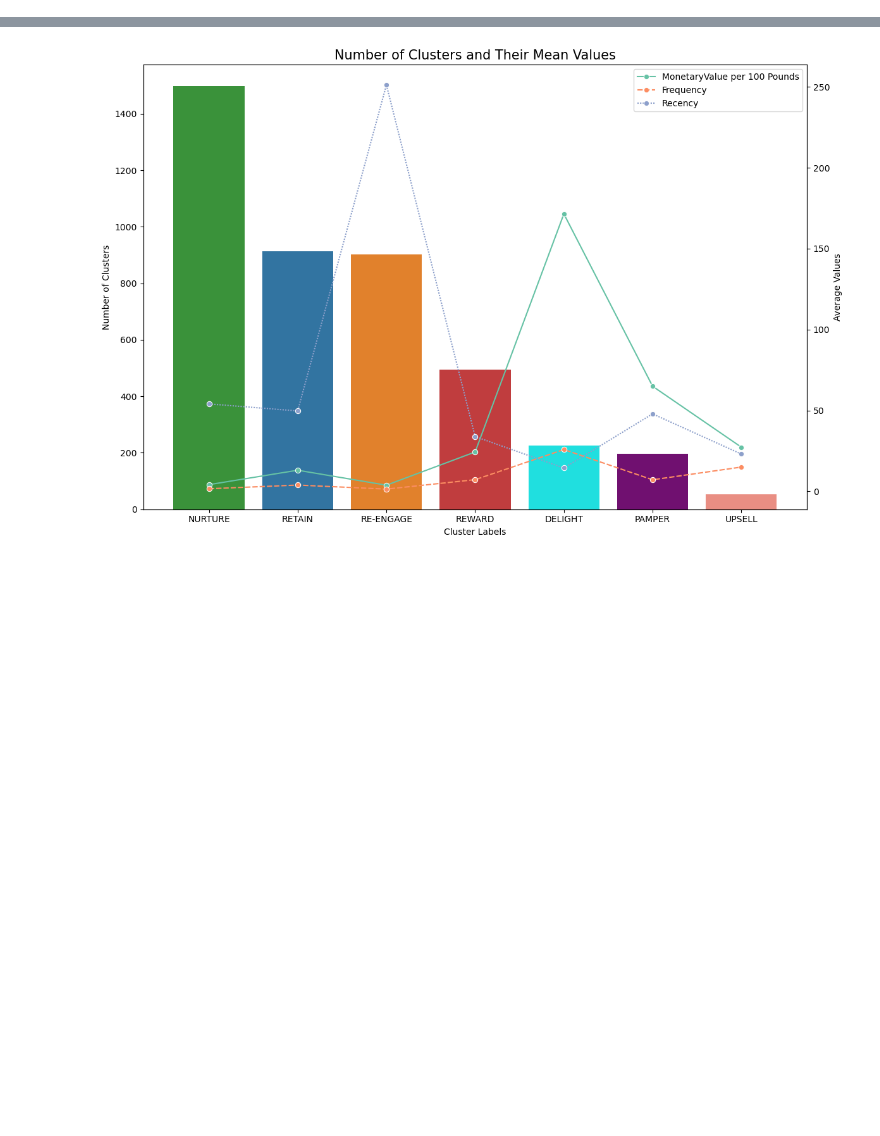
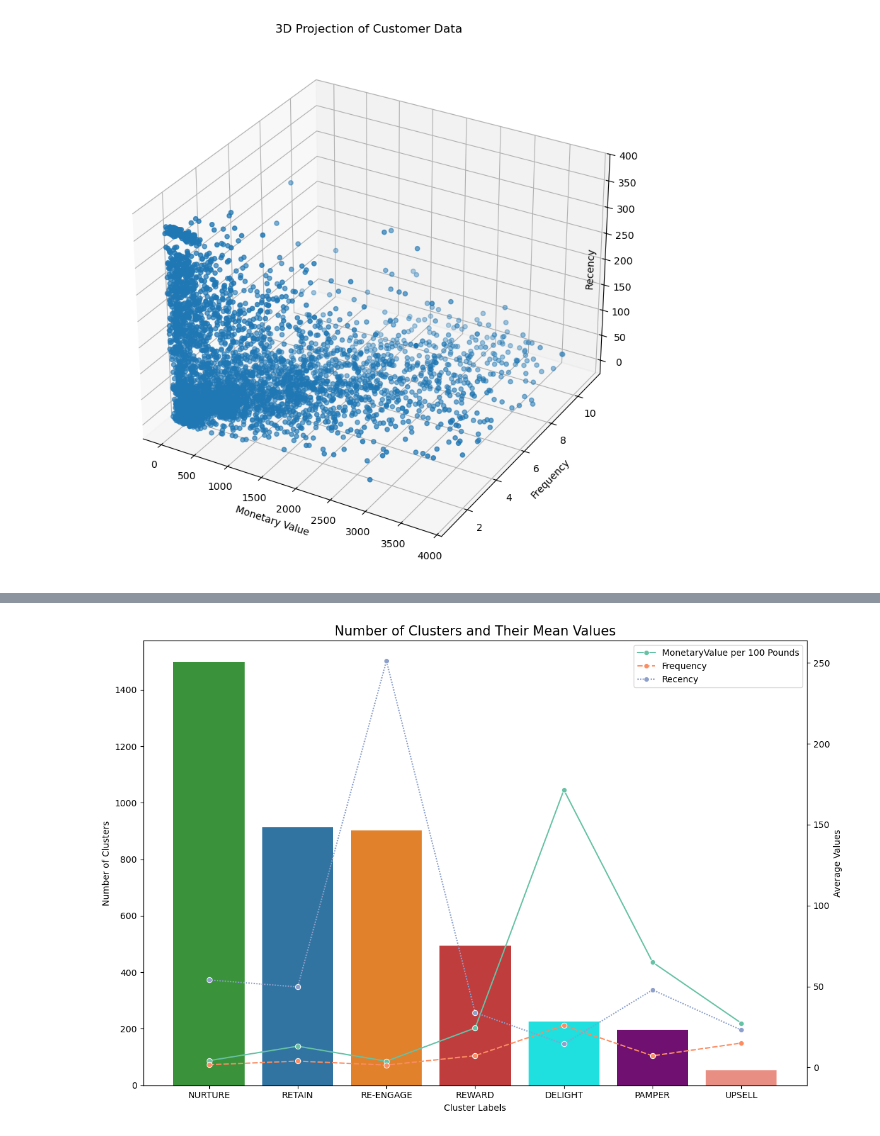
Before and after one commit to mertku/Customer_Segmentation_Python, a Jupyter notebook: Customer_Segmentation.ipynb, the cells around one changed output, grey strips where cells are left out. Drawn from its saved outputs; the diff is of its cells as text; code cells hidden in the pictures; blank space fills up the shorter version.

```diff
--- a/Customer_Segmentation.ipynb
+++ b/Customer_Segmentation.ipynb
@@ -158,0 +149,15 @@ for k in k_val :
+# %%
+fig = plt.figure(figsize=(8,8))
+ax = fig.add_subplot(projection = '3d')
+
+scatter = ax.scatter(non_outlier_df['MonetaryValue'], non_outlier_df['Frequency'] , non_outlier_df['Recency'])
+plt.title('3D Projection of Customer Data')
+ax.set_ylabel('Frequency')
+ax.set_xlabel('Monetary Value')
+ax.set_zlabel('Recency')
+ax.zaxis.labelpad= -30
+
+plt.tight_layout()
+plt.show()
+# %% [output]
+[figure, added]
```
Also changed, not shown: parts of 49 cells of this notebook.
